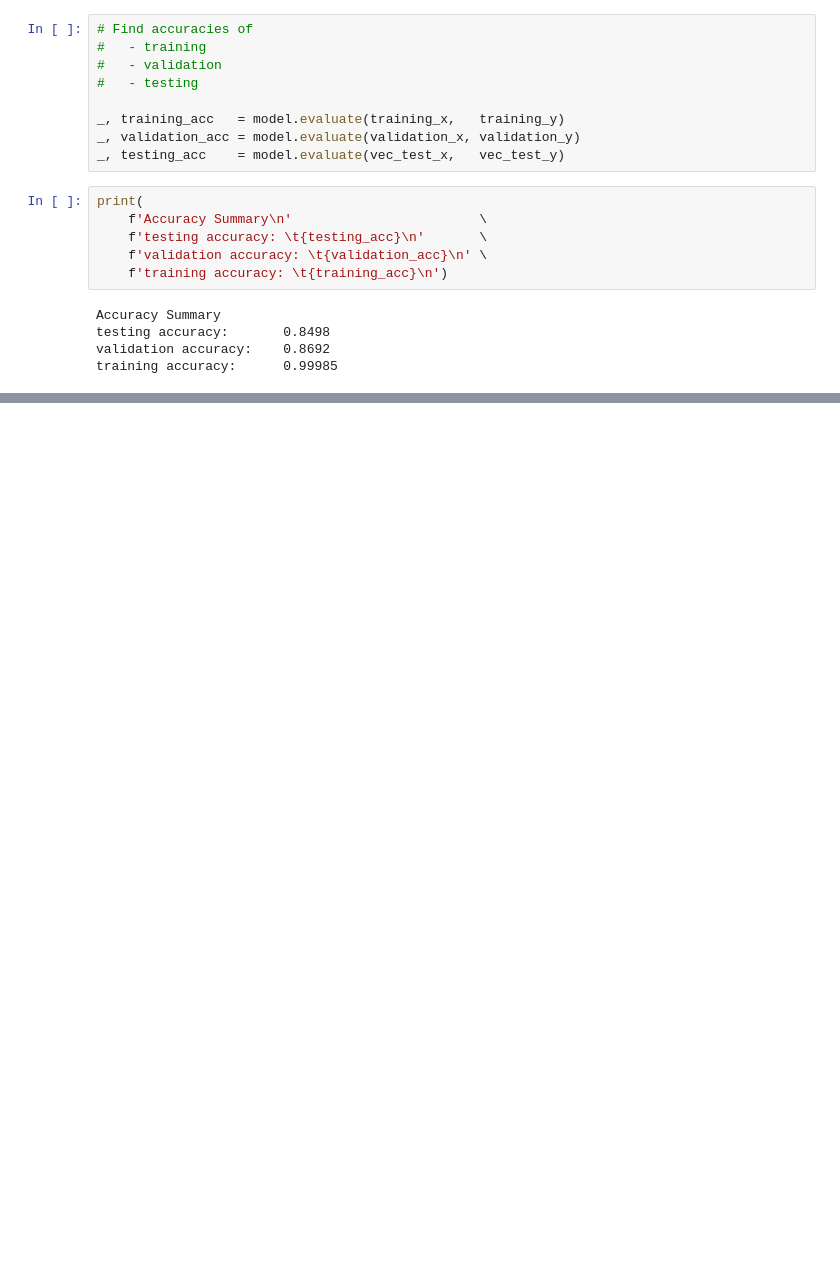
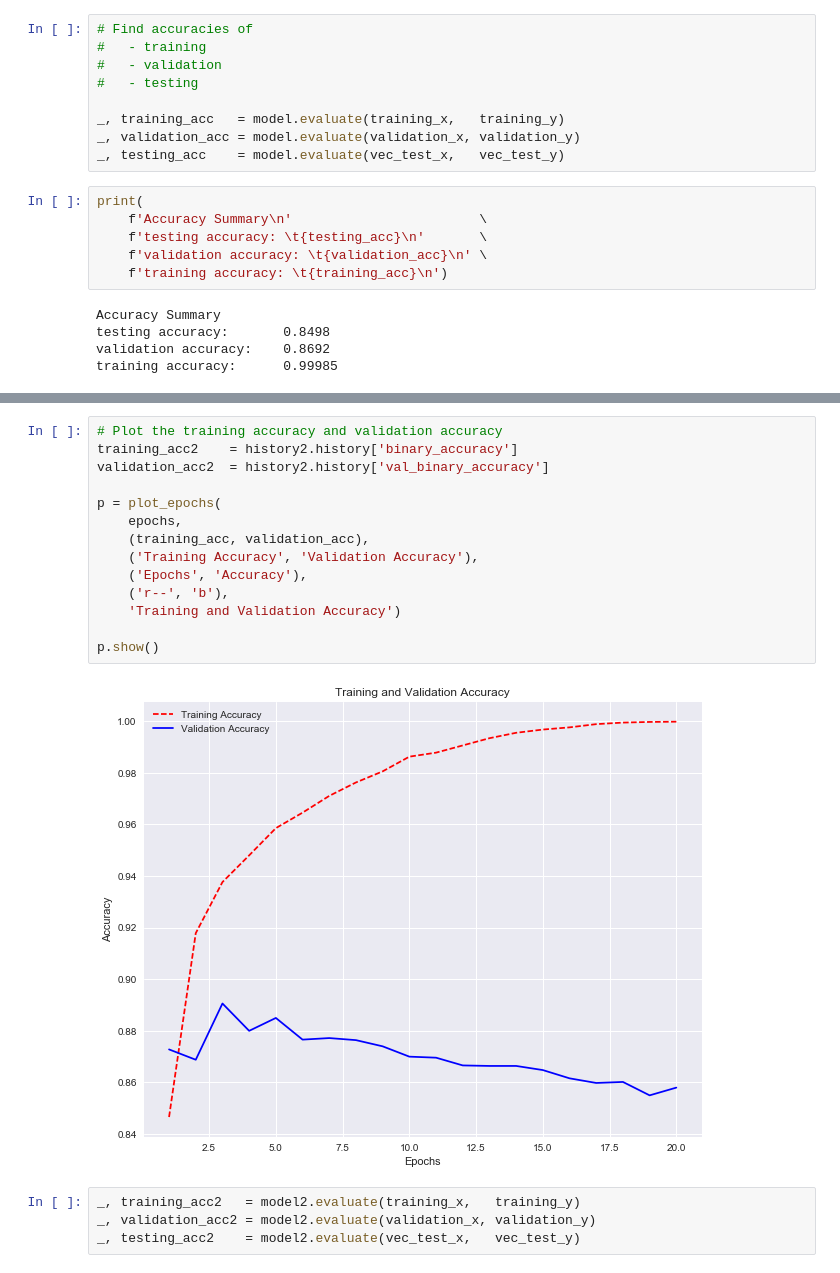
Before and after one commit to pvlbzn/deep-sentiment, a Jupyter notebook: imdb.ipynb, the cells around one changed output, grey strips where cells are left out. Cells and saved outputs as stored; diff of their text form; blank space fills up the shorter version.

```diff
--- a/imdb.ipynb
+++ b/imdb.ipynb
@@ -242,0 +331,20 @@ training accuracy:      0.99985
+# %%
+# Plot the training accuracy and validation accuracy
+training_acc2    = history2.history['binary_accuracy']
+validation_acc2  = history2.history['val_binary_accuracy']
+
+p = plot_epochs(
+    epochs,
+    (training_acc, validation_acc),
+    ('Training Accuracy', 'Validation Accuracy'),
+    ('Epochs', 'Accuracy'),
+    ('r--', 'b'),
+    'Training and Validation Accuracy')
+
+p.show()
+# %% [output]
+[figure, added]
+# %%
+_, training_acc2   = model2.evaluate(training_x,   training_y)
+_, validation_acc2 = model2.evaluate(validation_x, validation_y)
+_, testing_acc2    = model2.evaluate(vec_test_x,   vec_test_y)
```
Also changed, not shown: parts of 8 cells of this notebook.
